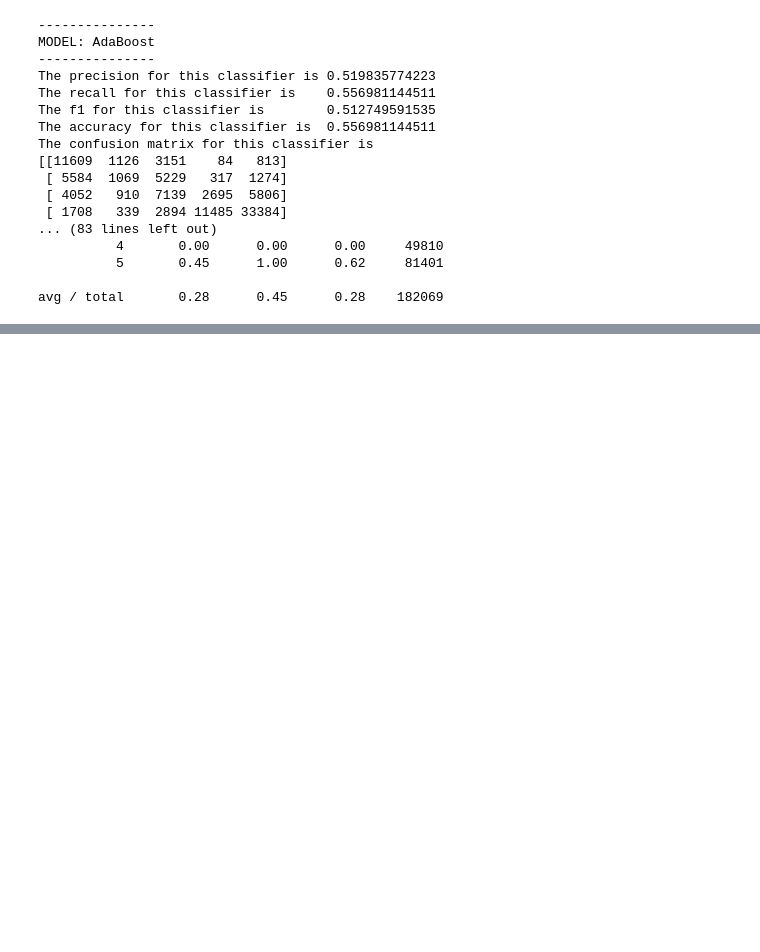
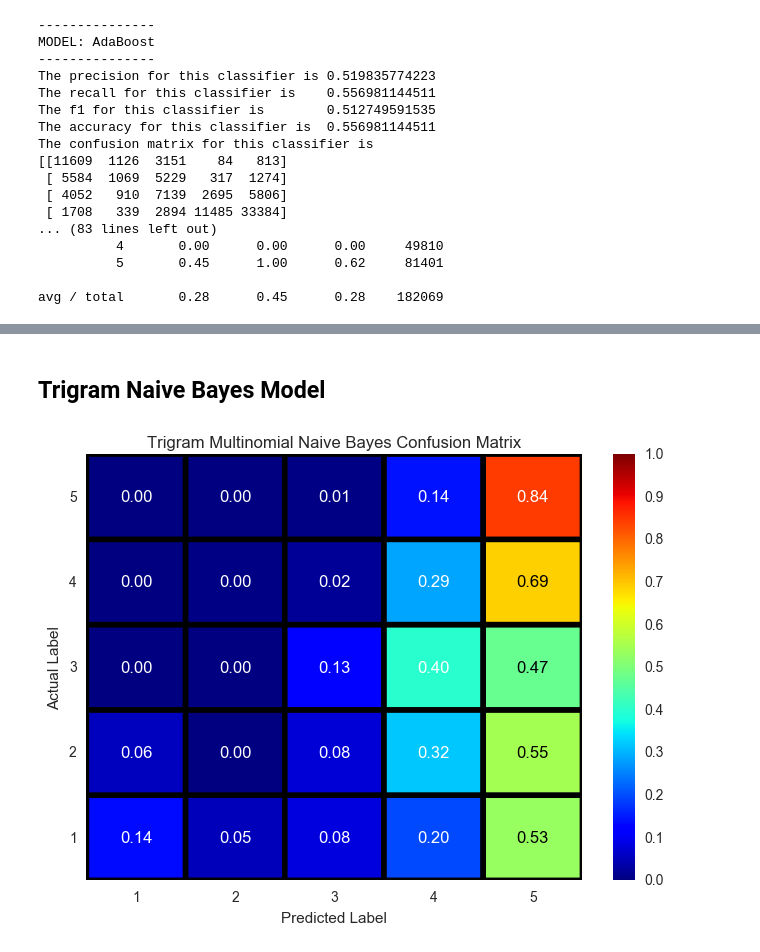
Before and after one commit to piyushghai/Yelp-Dataset-Analysis, a Jupyter notebook: yelp_rating_pred.ipynb, the cells around one changed output, grey strips where cells are left out. Cells and saved outputs as stored; diff of their text form; code cells hidden in the pictures; blank space fills up the shorter version.

```diff
--- a/yelp_rating_pred.ipynb
+++ b/yelp_rating_pred.ipynb
@@ -697,0 +875,13 @@ avg / total       0.28      0.45      0.28    182069
+# %% [markdown]
+## Trigram Naive Bayes Model
+# %%
+trigram_multinomial_feature_matrix_train = trigram_vectorizer.fit_transform(train_X)
+trigram_multinomial_feature_matrix_test = trigram_vectorizer.transform(test_X)
+# %%
+tri_gram_multinomial_nb_classifier = MultinomialNB().fit(trigram_multinomial_feature_matrix_train, train_y)
+tri_gram_multinomial_nb_prediction = tri_gram_multinomial_nb_classifier.predict(trigram_multinomial_feature_matrix_test)
+# %%
+trigram_multinomial_confusion_matrix = confusion_matrix(test_y, tri_gram_multinomial_nb_prediction)
+plot_confusion_matrix(trigram_multinomial_confusion_matrix, 'Trigram Multinomial Naive Bayes Confusion Matrix', savefilename='TrigramMultinomialCM.png')
+# %% [output]
+[figure, added]
```
Also changed, not shown: parts of 25 cells of this notebook.
